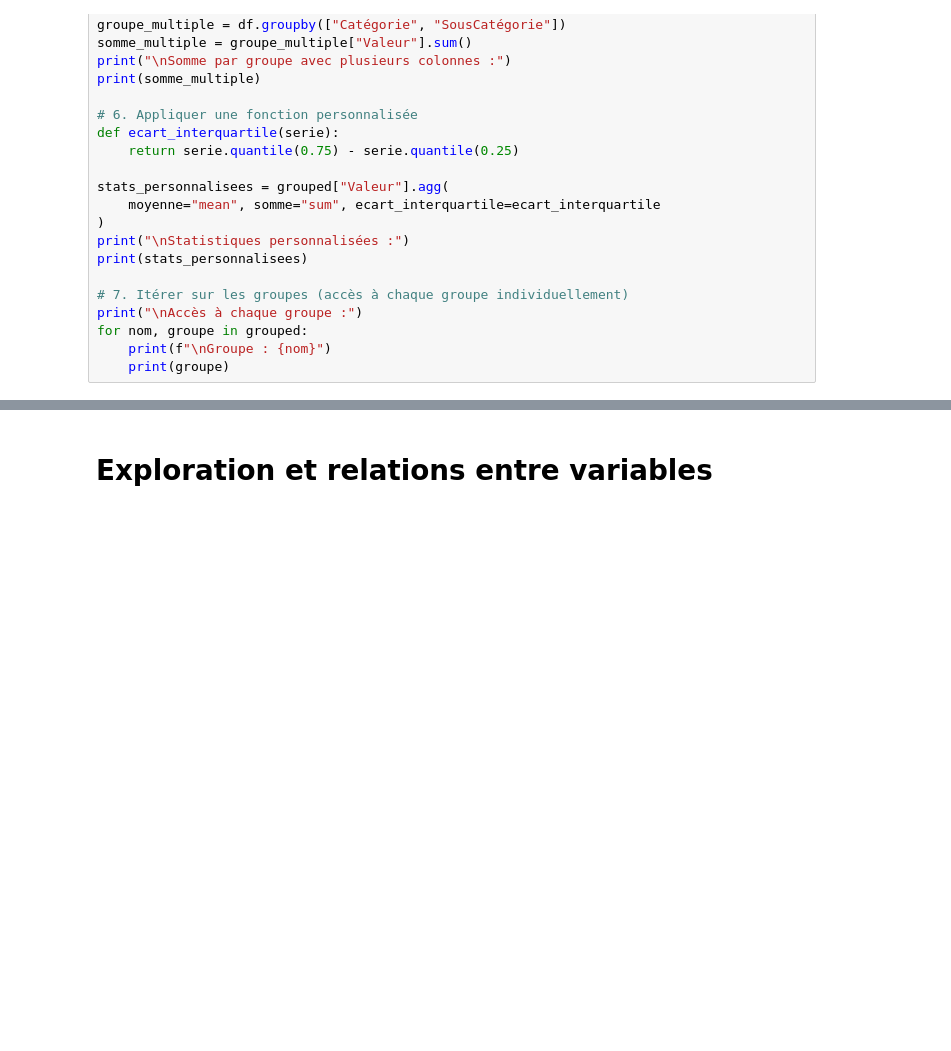
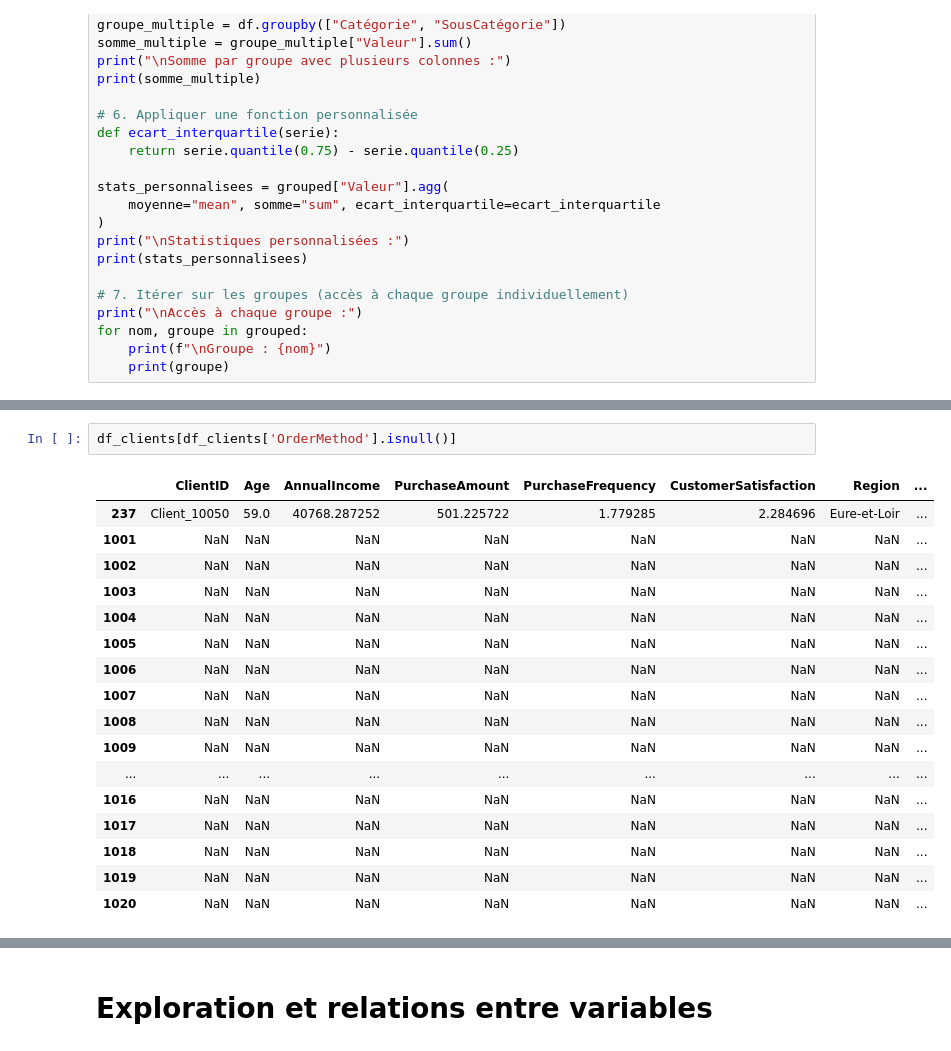
Before and after one commit to yzpt/module_pandas_B2, a Jupyter notebook: 7.0.mon_EDA.ipynb, the cells around one changed output, grey strips where cells are left out. Cells and saved outputs as stored; diff of their text form; blank space fills up the shorter version.

```diff
--- a/7.0.mon_EDA.ipynb
+++ b/7.0.mon_EDA.ipynb
@@ -724,0 +833,20 @@ for nom, groupe in grouped:
+# %%
+df_clients[df_clients['OrderMethod'].isnull()]
+# %% [output]
+|  | ClientID | Age | AnnualIncome | PurchaseAmount | PurchaseFrequency | CustomerSatisfaction | Region | ... |
+| 237 | Client_10050 | 59.0 | 40768.287252 | 501.225722 | 1.779285 | 2.284696 | Eure-et-Loir | ... |
+| 1001 | NaN | NaN | NaN | NaN | NaN | NaN | NaN | ... |
+| 1002 | NaN | NaN | NaN | NaN | NaN | NaN | NaN | ... |
+| 1003 | NaN | NaN | NaN | NaN | NaN | NaN | NaN | ... |
+| 1004 | NaN | NaN | NaN | NaN | NaN | NaN | NaN | ... |
+| 1005 | NaN | NaN | NaN | NaN | NaN | NaN | NaN | ... |
+| 1006 | NaN | NaN | NaN | NaN | NaN | NaN | NaN | ... |
+| 1007 | NaN | NaN | NaN | NaN | NaN | NaN | NaN | ... |
+| 1008 | NaN | NaN | NaN | NaN | NaN | NaN | NaN | ... |
+| 1009 | NaN | NaN | NaN | NaN | NaN | NaN | NaN | ... |
+| ... | ... | ... | ... | ... | ... | ... | ... | ... |
+| 1016 | NaN | NaN | NaN | NaN | NaN | NaN | NaN | ... |
+| 1017 | NaN | NaN | NaN | NaN | NaN | NaN | NaN | ... |
+| 1018 | NaN | NaN | NaN | NaN | NaN | NaN | NaN | ... |
+| 1019 | NaN | NaN | NaN | NaN | NaN | NaN | NaN | ... |
+| 1020 | NaN | NaN | NaN | NaN | NaN | NaN | NaN | ... |
```
Also changed, not shown: parts of 20 cells of this notebook.
